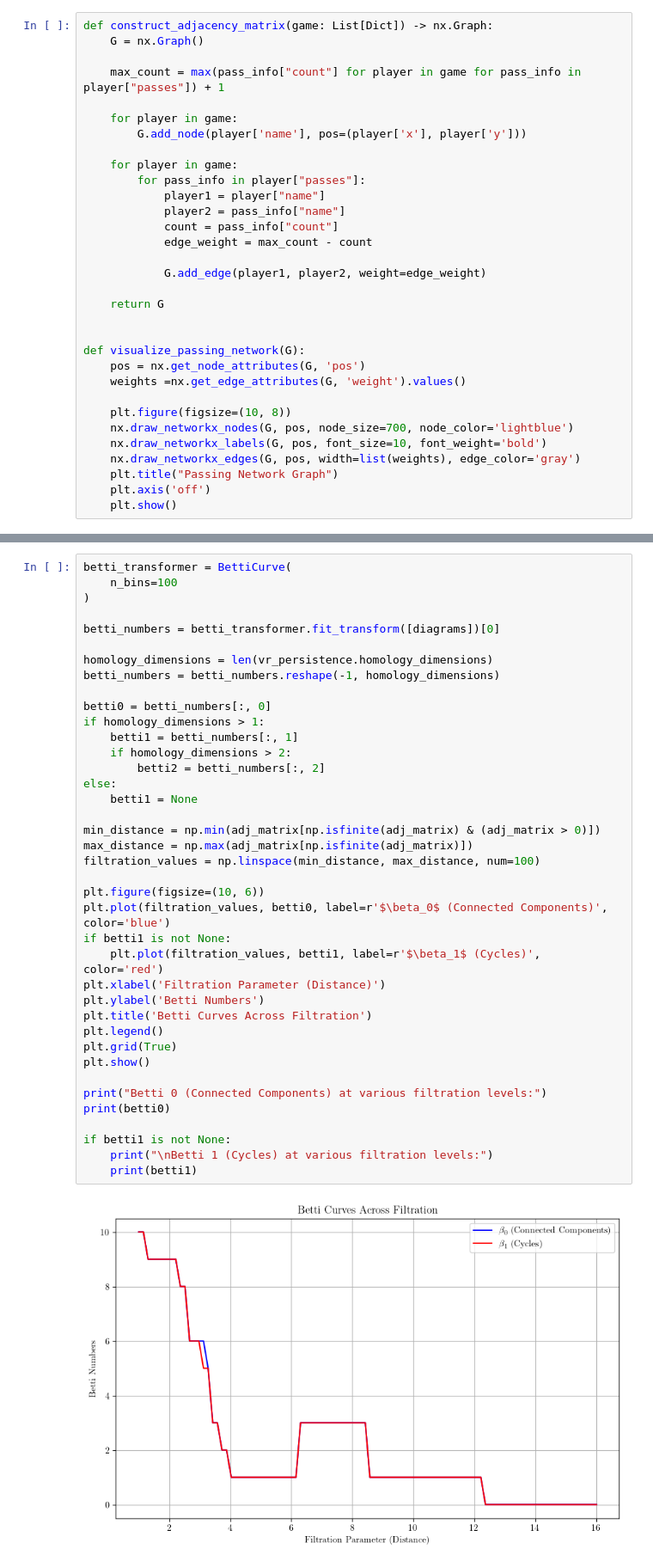
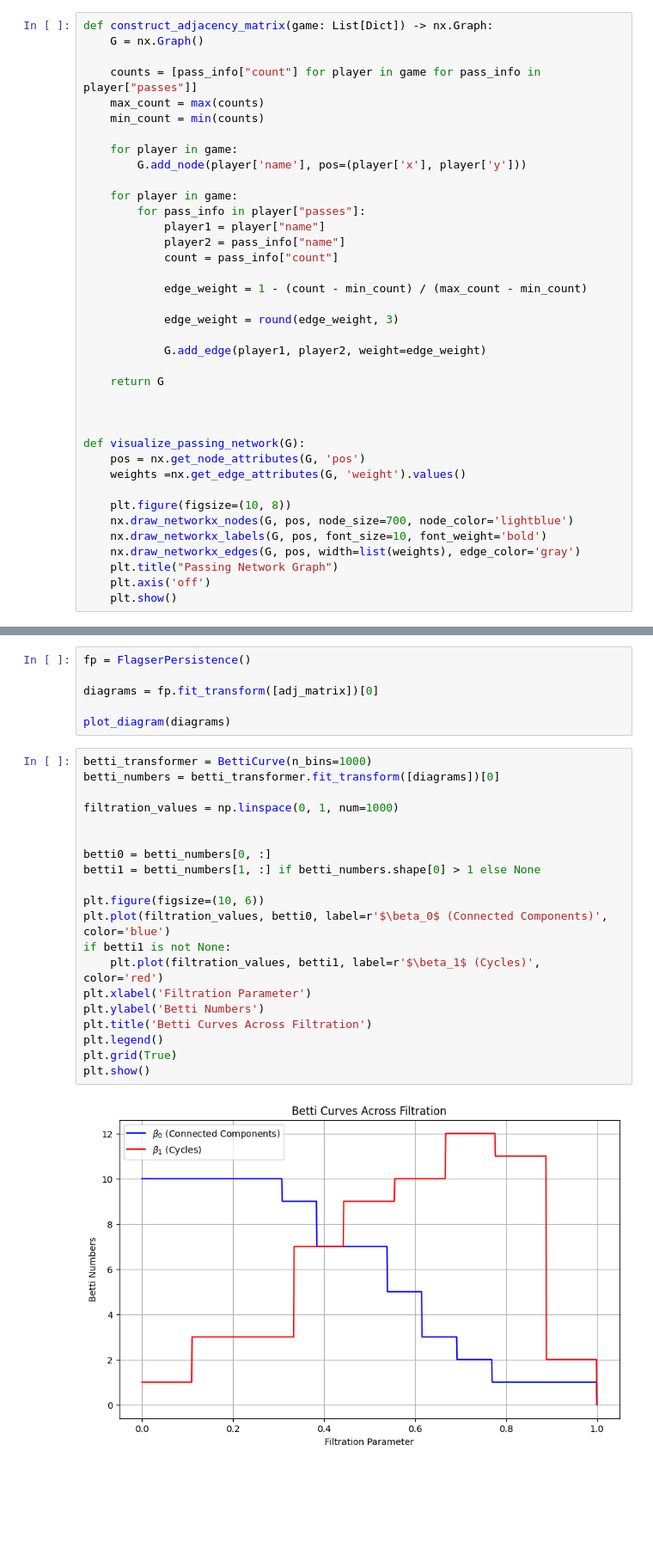
Before and after one commit to Sam-B-Y/TDA-Soccer-Passing-Networks, a Jupyter notebook: models/persistence.ipynb, the cells around one changed output, grey strips where cells are left out. Shown at 86% size. Saved outputs shown, nothing was run; the diff lists cells and outputs as text; blank space fills up the shorter version.

```diff
--- a/models/persistence.ipynb
+++ b/models/persistence.ipynb
@@ -29,7 +18,9 @@ def load_all_games(data_dir: str) -> List[List[Dict]]:
 def construct_adjacency_matrix(game: List[Dict]) -> nx.Graph:
     G = nx.Graph()
 
-    max_count = max(pass_info["count"] for player in game for pass_info in player["passes"]) + 1
+    counts = [pass_info["count"] for player in game for pass_info in player["passes"]]
+    max_count = max(counts)
+    min_count = min(counts)
 
     for player in game:
         G.add_node(player['name'], pos=(player['x'], player['y']))
@@ -39,11 +30,15 @@ def construct_adjacency_matrix(game: List[Dict]) -> nx.Graph:
             player1 = player["name"]
             player2 = pass_info["name"]
             count = pass_info["count"]
-            edge_weight = max_count - count
+
+            edge_weight = 1 - (count - min_count) / (max_count - min_count)
+
+            edge_weight = round(edge_weight, 3)
 
             G.add_edge(player1, player2, weight=edge_weight)
 
     return G
+
 
 
 def visualize_passing_network(G):
@@ -105,41 +91,28 @@ plot_diagram(diagrams)
+# %%
+fp = FlagserPersistence()
+
+diagrams = fp.fit_transform([adj_matrix])[0]
+
+plot_diagram(diagrams)
 # %%
-betti_transformer = BettiCurve(
-    n_bins=100
-)
-
+betti_transformer = BettiCurve(n_bins=1000)
 betti_numbers = betti_transformer.fit_transform([diagrams])[0]
 
-homology_dimensions = len(vr_persistence.homology_dimensions)
-betti_numbers = betti_numbers.reshape(-1, homology_dimensions)
+filtration_values = np.linspace(0, 1, num=1000)
 
-betti0 = betti_numbers[:, 0]
-if homology_dimensions > 1:
-    betti1 = betti_numbers[:, 1]
-    if homology_dimensions > 2:
-        betti2 = betti_numbers[:, 2]
-else:
-    betti1 = None
 
-min_distance = np.min(adj_matrix[np.isfinite(adj_matrix) & (adj_matrix > 0)])
-max_distance = np.max(adj_matrix[np.isfinite(adj_matrix)])
-filtration_values = np.linspace(min_distance, max_distance, num=100)
+betti0 = betti_numbers[0, :]
+betti1 = betti_numbers[1, :] if betti_numbers.shape[0] > 1 else None
 
 plt.figure(figsize=(10, 6))
 plt.plot(filtration_values, betti0, label=r'$\beta_0$ (Connected Components)', color='blue')
 if betti1 is not None:
     plt.plot(filtration_values, betti1, label=r'$\beta_1$ (Cycles)', color='red')
-plt.xlabel('Filtration Parameter (Distance)')
+plt.xlabel('Filtration Parameter')
 plt.ylabel('Betti Numbers')
 plt.title('Betti Curves Across Filtration')
 plt.legend()
 plt.grid(True)
 plt.show()
-
-print("Betti 0 (Connected Components) at various filtration levels:")
-print(betti0)
-
-if betti1 is not None:
-    print("\nBetti 1 (Cycles) at various filtration levels:")
-    print(betti1)
 # %% [output]
-[figure, old version]
+[figure, new version]
```
Also changed, not shown: parts of 8 cells of this notebook, 2 other files.
